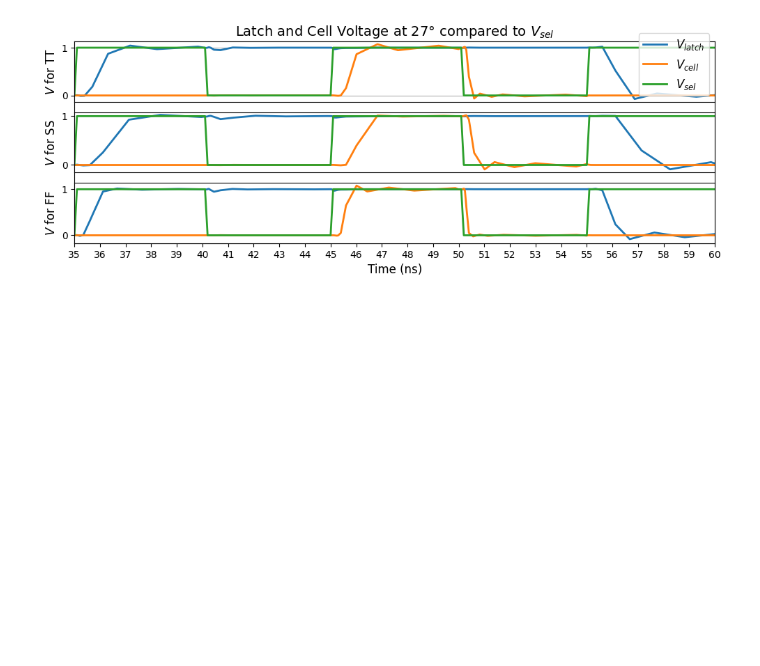
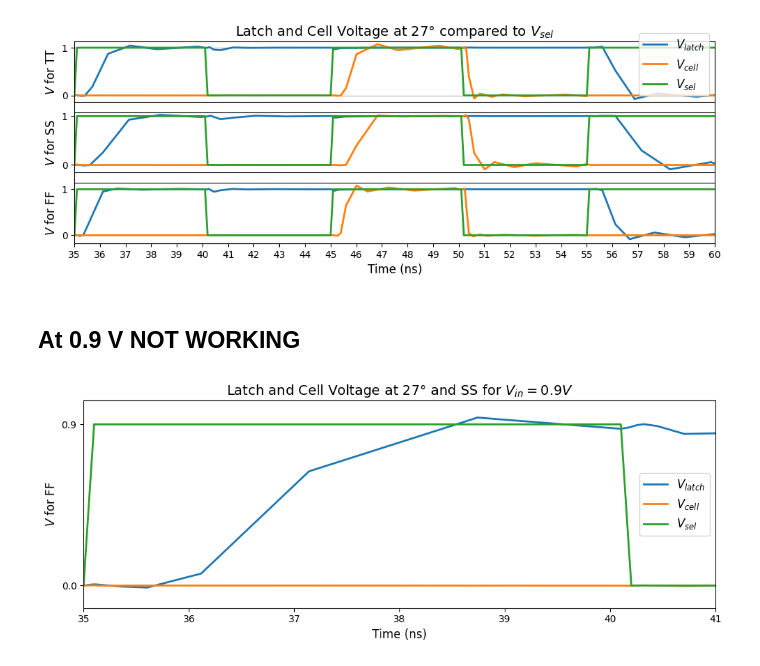
Before and after one commit to Tezyy/Integrated_circuits, a Jupyter notebook: figures/Spice graph/main_creator.ipynb, the cells around one changed output. Drawn from its saved outputs; the diff is of its cells as text; code cells hidden in the pictures; blank space fills up the shorter version.

Commit message:
Graph at 0.9V

```diff
--- a/figures/Spice graph/main_creator.ipynb
+++ b/figures/Spice graph/main_creator.ipynb
@@ -30,6 +30,8 @@ main_TT_27 = pd.read_csv(root_path + 'main_TT_27', sep='\t', names=['t', 'v_in',
 main_TT_50 = pd.read_csv(root_path + 'main_TT_50', sep='\t', names=['t', 'v_in', 'v_sel', 'v_rw', 'v_latch', 'v_cell'], skiprows=1)
 
 Vin_Vsel_Vop = pd.read_csv(root_path + 'Vin_Vsel_Vop', sep='\t', names=['t', 'v_in', 'v_sel', 'v_rw'], skiprows=1)
+
+main_SS_20_0_9V = pd.read_csv(root_path + '0_9_V_20_SS', sep='\t', names=['t', 'v_in', 'v_sel', 'v_rw', 'v_latch', 'v_cell'], skiprows=1)
 # %% [markdown]
 ## Converter Functions
 # %%
@@ -365,3 +367,31 @@ plt.tight_layout()
 plt.show()
 # %% [output]
 [figure]
+# %% [markdown]
+## At 0.9 V NOT WORKING
+# %%
+# Plot the files
+plt.figure(figsize=(10, 4))
+plt.title('Latch and Cell Voltage at 27° and SS for $V_{in}=0.9V$', fontsize=14)
+
+#plt.xticks([])
+#plt.yticks([])
+
+plt.plot(main_SS_20_0_9V['t'], main_SS_20_0_9V['v_latch'], label='$V_{latch}$', linewidth=2)
+plt.plot(main_SS_20_0_9V['t'], main_SS_20_0_9V['v_cell'], label='$V_{cell}$', linewidth=2)
+plt.plot(main_SS_20_0_9V['t'], main_SS_20_0_9V['v_sel'], label='$V_{sel}$', linewidth=2)
+plt.xlabel('Time (ns)', fontsize=12)
+plt.ylabel('$V$ for FF', fontsize=12)
+plt.legend(fontsize=12)
+plt.xticks(np.arange(0, 9e-8, 10e-10))
+plt.yticks([0, 0.9])
+plt.gca().xaxis.set_major_formatter(FuncFormatter(to_nano))
+plt.xlim(35e-9, 41e-9)
+
+# Customize the plot
+plt.tight_layout()
+
+# Display the plot
+plt.show()
+# %% [output]
+[figure, added]
```
Also changed, not shown: 1 other file.
